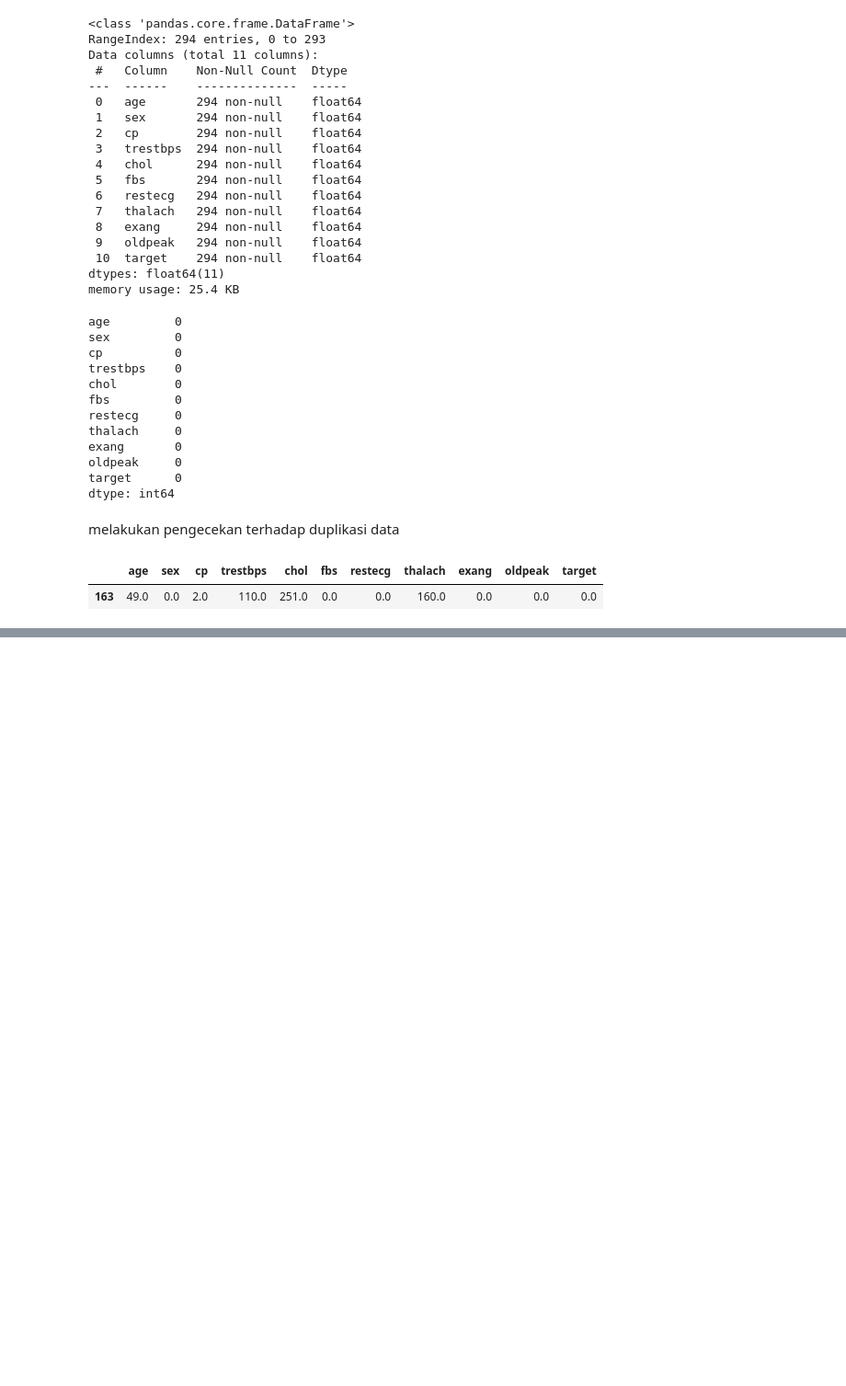
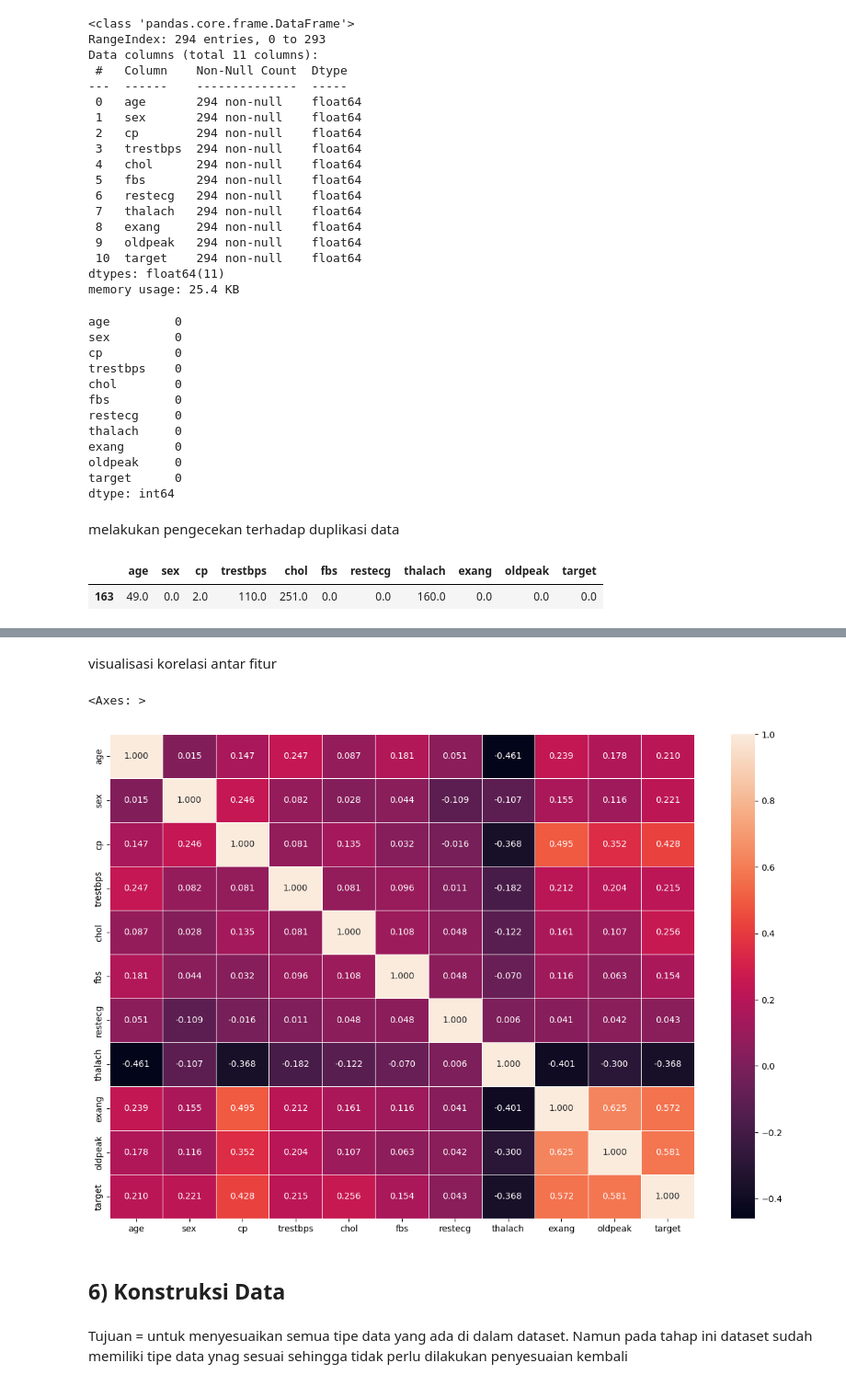
Before and after one commit to AvissaAmadea/BK_ADS_12572, a Jupyter notebook: BK_Hungarian_Project.ipynb, the cells around one changed output, grey strips where cells are left out. Shown: that part at 92% size. Saved outputs shown, nothing was run; the diff lists cells and outputs as text; code cells hidden in the pictures; blank space fills up the shorter version.

```diff
--- a/BK_Hungarian_Project.ipynb
+++ b/BK_Hungarian_Project.ipynb
@@ -405,0 +419,4 @@ dfClean[duplicated_rows]
+# %%
+dfClean = dfClean.drop_duplicates()
+print("All Duplicates Rows:")
+dfClean[dfClean.duplicated(keep=False)]
@@ -405,0 +466,13 @@ dfClean[duplicated_rows]
+# %% [markdown]
+visualisasi korelasi antar fitur
+# %%
+cor_mat = dfClean.corr()
+fig,ax = plt.subplots(figsize=(15,10))
+sns.heatmap(cor_mat,annot=True,linewidth=0.5,fmt=".3f")
+# %% [output]
+<Axes: >
+[figure, added]
+# %% [markdown]
+## 6) Konstruksi Data
+# %% [markdown]
+Tujuan = untuk menyesuaikan semua tipe data yang ada di dalam dataset. Namun pada tahap ini dataset sudah memiliki tipe data ynag sesuai sehingga tidak perlu dilakukan penyesuaian kembali
```
Also changed, not shown: parts of 58 cells of this notebook.
